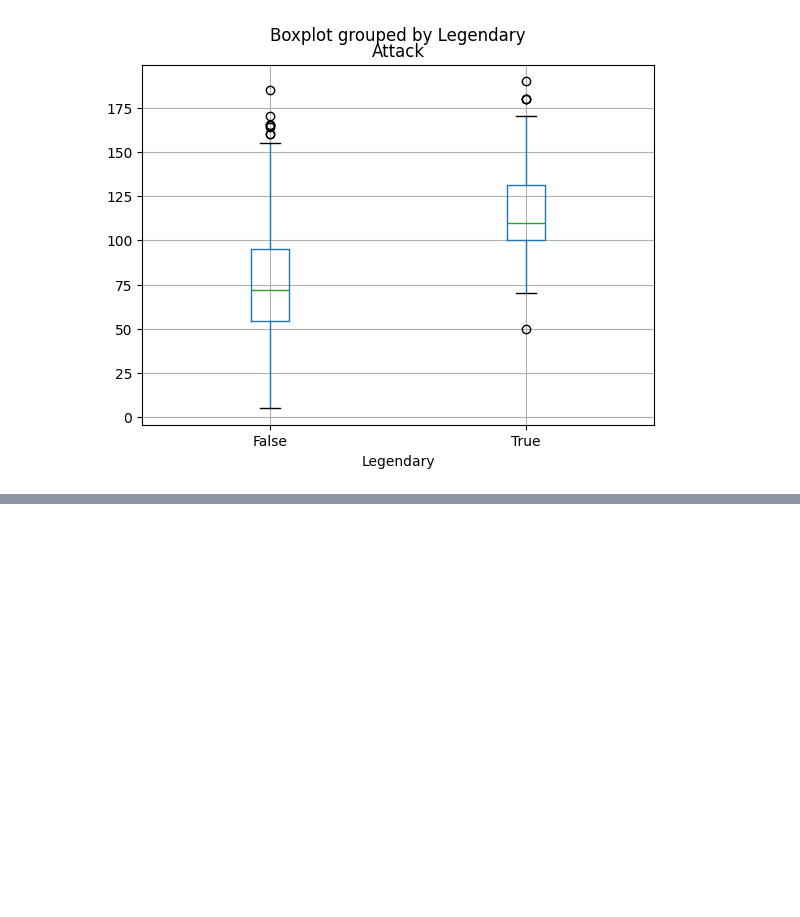
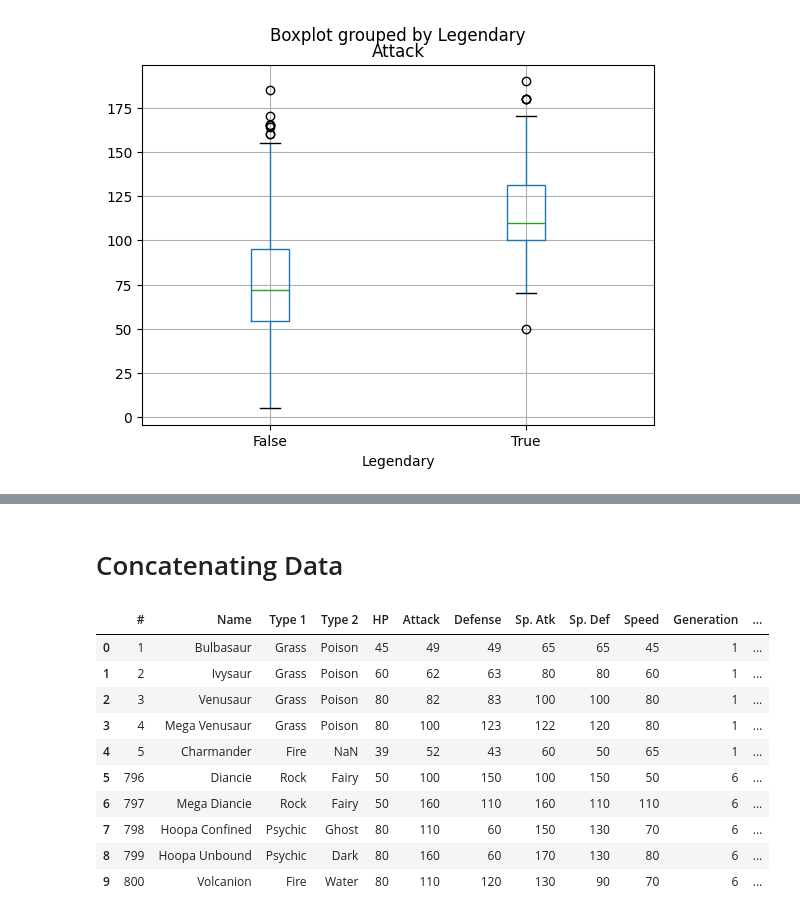
Before and after one commit to hamyhhmit-create/Data-ScienceTutorial, a Jupyter notebook: DS/Cleaning_Data/Diagnose_Data_for_Cleaning.ipynb, the cells around one changed output, grey strips where cells are left out. Saved outputs shown, nothing was run; the diff lists cells and outputs as text; code cells hidden in the pictures; blank space fills up the shorter version.

```diff
--- a/DS/Cleaning_Data/Diagnose_Data_for_Cleaning.ipynb
+++ b/DS/Cleaning_Data/Diagnose_Data_for_Cleaning.ipynb
@@ -135,0 +159,5 @@ data.boxplot(column='Attack',by = 'Legendary')
+# %%
+import pandas as pd
+
+data = pd.read_csv("pokemon.csv")
+data.head()
@@ -135,0 +208,19 @@ data.boxplot(column='Attack',by = 'Legendary')
+# %% [markdown]
+# Concatenating Data
+# %%
+data1 = data.head()
+data2= data.tail()
+conc_data_row = pd.concat([data1,data2],axis =0,ignore_index =True)
+conc_data_row
+# %% [output]
+|  | # | Name | Type 1 | Type 2 | HP | Attack | Defense | Sp. Atk | Sp. Def | Speed | Generation | ... |
+| 0 | 1 | Bulbasaur | Grass | Poison | 45 | 49 | 49 | 65 | 65 | 45 | 1 | ... |
+| 1 | 2 | Ivysaur | Grass | Poison | 60 | 62 | 63 | 80 | 80 | 60 | 1 | ... |
+| 2 | 3 | Venusaur | Grass | Poison | 80 | 82 | 83 | 100 | 100 | 80 | 1 | ... |
+| 3 | 4 | Mega Venusaur | Grass | Poison | 80 | 100 | 123 | 122 | 120 | 80 | 1 | ... |
+| 4 | 5 | Charmander | Fire | NaN | 39 | 52 | 43 | 60 | 50 | 65 | 1 | ... |
+| 5 | 796 | Diancie | Rock | Fairy | 50 | 100 | 150 | 100 | 150 | 50 | 6 | ... |
+| 6 | 797 | Mega Diancie | Rock | Fairy | 50 | 160 | 110 | 160 | 110 | 110 | 6 | ... |
+| 7 | 798 | Hoopa Confined | Psychic | Ghost | 80 | 110 | 60 | 150 | 130 | 70 | 6 | ... |
+| 8 | 799 | Hoopa Unbound | Psychic | Dark | 80 | 160 | 60 | 170 | 130 | 80 | 6 | ... |
+| 9 | 800 | Volcanion | Fire | Water | 80 | 110 | 120 | 130 | 90 | 70 | 6 | ... |
```
Also changed, not shown: parts of 20 cells of this notebook.
